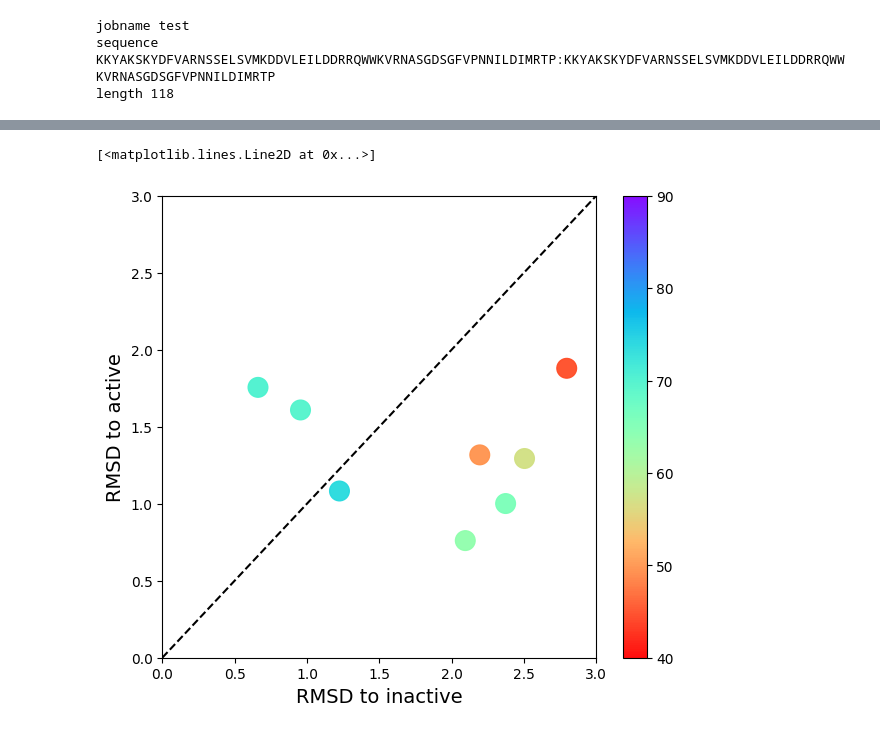
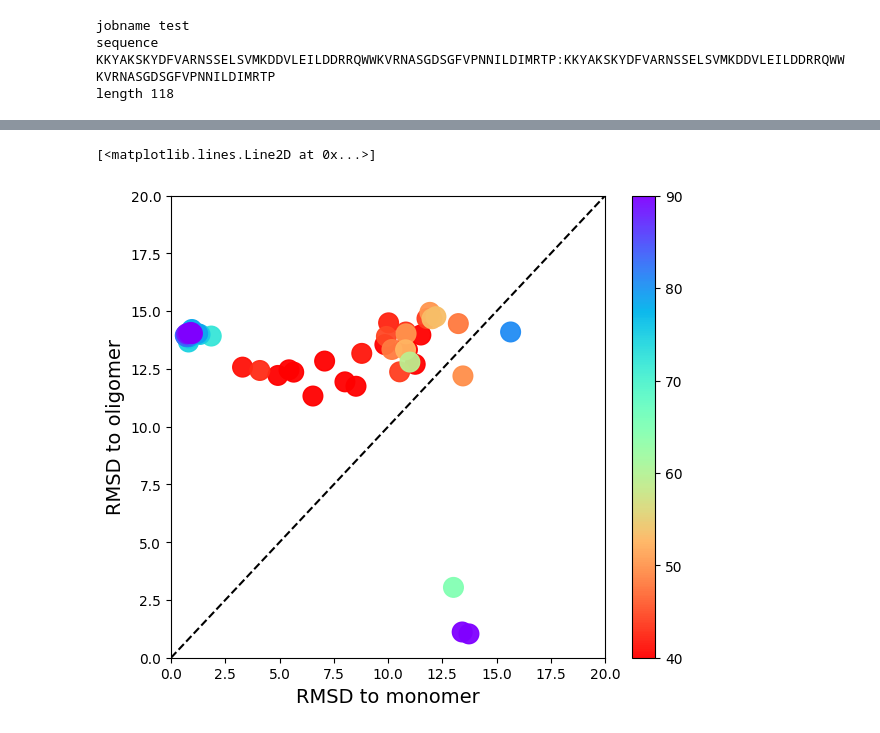
Before and after one commit to KhondamirRustamov/AF-Multimer-cluster, a Jupyter notebook: AF_Multimer_Cluster.ipynb, the cells around one changed output, grey strips where cells are left out. Cells and saved outputs as stored; diff of their text form; code cells hidden in the pictures.

```diff
--- a/AF_Multimer_Cluster.ipynb
+++ b/AF_Multimer_Cluster.ipynb
@@ -329,8 +341,10 @@ for x in glob.glob(f'/content/{jobname_metamorphic}/met_msas/*.a3m'):
         file.close()
 # %%
 #@markdown **Predict clusters with AlphaFold2-Multimer**
+num_models = 1 #@param ["1", "2", "3", "4", "5"] {type:"raw"}
+num_recycle = 3 #@param {type:"string"}
 for i in glob.glob(f'/content/{jobname_metamorphic}/lig_msas/*.a3m'):
   if 'EX_U' not in i:
     print(i)
-    os.system(f'colabfold_batch {i} /content/{jobname_metamorphic}/lig_msas/pdbs/ --num-recycle 3 --num-models 1')
+    os.system(f'colabfold_batch {i} /content/{jobname_metamorphic}/lig_msas/pdbs/ --num-recycle {num_recycle} --num-models {num_models}')
 # %% [output]
@@ -360,18 +382,18 @@ plddts_full = []
 iptms = []
 ipaes = []
 
-fold1_pdb = '8u4p_active.pdb' #@param {type:"string"}
-fold2_pdb = '3oe6_inactive.pdb' #@param {type:"string"}
+fold1_pdb = '1i07_dimer.pdb' #@param {type:"string"}
+fold2_pdb = '1i0c_monomer.pdb' #@param {type:"string"}
 
 ref_inactive = mda.Universe(f'/content/{fold2_pdb}')
-ref_inactive = ref_inactive.select_atoms('protein and name CA and (resid 211-225 or resid 235-250)')
+ref_inactive = ref_inactive.select_atoms('protein and name CA')
 ref_active = mda.Universe(f'/content/{fold1_pdb}')
-ref_active = ref_active.select_atoms('protein and name CA and (resid 211-225 or resid 235-250)')
-
+ref_active = ref_active.select_atoms('protein and name CA')
+jobname_metamorphic = 'test_metamorphic'
 for i in glob.glob(f'/content/{jobname_metamorphic}/lig_msas/pdbs//*.pdb'):
 
     u = mda.Universe(i)
-    u = u.select_atoms("chainID B and name CA and (resid 211-225 or resid 235-250)")
+    u = u.select_atoms("chainID A and name CA")
     R_inactive = mda.analysis.rms.RMSD(u, ref_inactive,)
     R_inactive.run()
 
@@ -383,36 +405,36 @@ for i in glob.glob(f'/content/{jobname_metamorphic}/lig_msas/pdbs//*.pdb'):
     data = open(f'/content/{jobname_metamorphic}/lig_msas/pdbs/EX_{name}_scores_rank_001_alphafold2_multimer_v3_model_1_seed_000.json')
     #conf_prediction/a2a/a2a_gi/pdbs/EX_000_scores_rank_001_alphafold2_multimer_v3_model_1_seed_000.json
     #conf_prediction/a2a/a2a_msas/pdbs/EX_000_scores_rank_001_alphafold2_model_1_seed_000.json
     #conf_prediction/a2a/a2a_gi/pdbs/EX_000_predicted_aligned_error_v1.json
     data = json.load(data)
     plddts.append(np.mean(data['plddt']))
     plddts_full.append(data['plddt'])
     #iptms.append(data['iptm'])
     #ipaes.append(np.mean(np.array([np.min(np.array(data['pae'])[chain_a_hotspots[0]:chain_a_hotspots[1],i]) for i in chain_b_hotspots])))
     pdbs.append(np.array([R_inactive.rmsd[0][-1], R_active.rmsd[0][-1]]))
     names.append(i)
     #contacts.append(euclidean_distances(u.atoms.positions,u.atoms.positions).reshape((1,-1))[0])
 pdbs = np.array(pdbs).T
 contacts.append(euclidean_distances(ref_inactive.atoms.positions,ref_inactive.atoms.positions).reshape((1,-1))[0])
 contacts.append(euclidean_distances(ref_active.atoms.positions,ref_active.atoms.positions).reshape((1,-1))[0])
 
 plt.rcParams["figure.figsize"] = (7,6)
 data = pd.DataFrame({'rmsd1':pdbs[0],
                      'rmsd2':pdbs[1],
                      'plddts1':plddts,
                      'name':names})
 data = data.sort_values(by='plddts1')
 
 plt.scatter(data['rmsd1'],data['rmsd2'], c=data['plddts1'], cmap='rainbow_r', alpha=0.95, s=200, vmin=40, vmax=90)
-plt.ylim(0,3)
-plt.xlim(0,3)
-plt.xlabel('RMSD to inactive', fontsize=14)
-plt.ylabel('RMSD to active', fontsize=14)
+plt.ylim(0,20)
+plt.xlim(0,20)
+plt.xlabel('RMSD to monomer', fontsize=14)
+plt.ylabel('RMSD to oligomer', fontsize=14)
 #plt.axhline(y = 0.8, xmin = 0, xmax = 1.2)
 #plt.axvline(x = 0.8, ymin = 0, ymax = 1.2)
 plt.colorbar()
-plt.plot([0, 3], [0,3], ls="--", c='black')
+plt.plot([0, 20], [0,20], ls="--", c='black')
 #plt.savefig('results/image.png', dpi=600)
 # %% [output]
 [<matplotlib.lines.Line2D at 0x...>]
-[figure, old version]
+[figure, new version]
```
Also changed, not shown: parts of 4 cells of this notebook.
